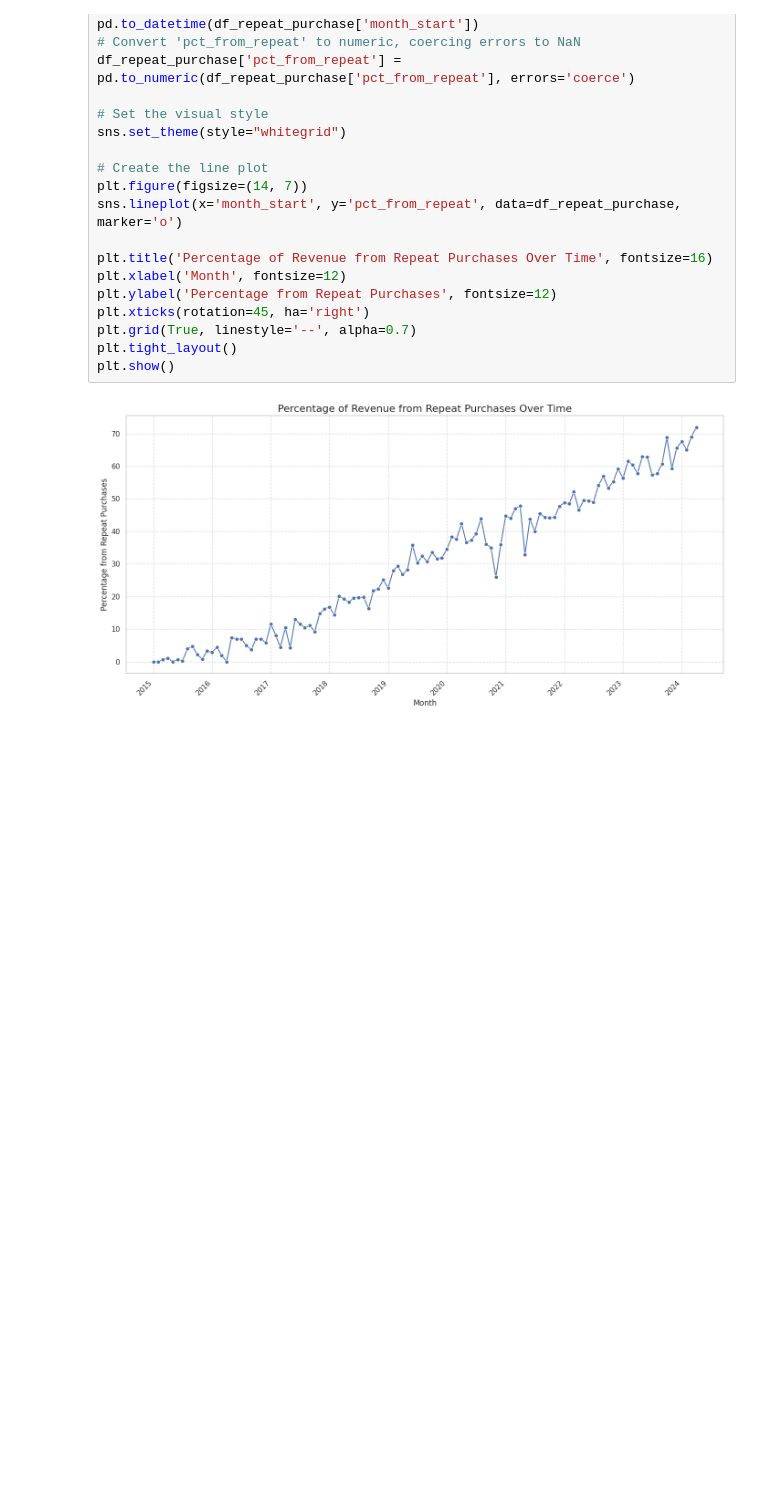
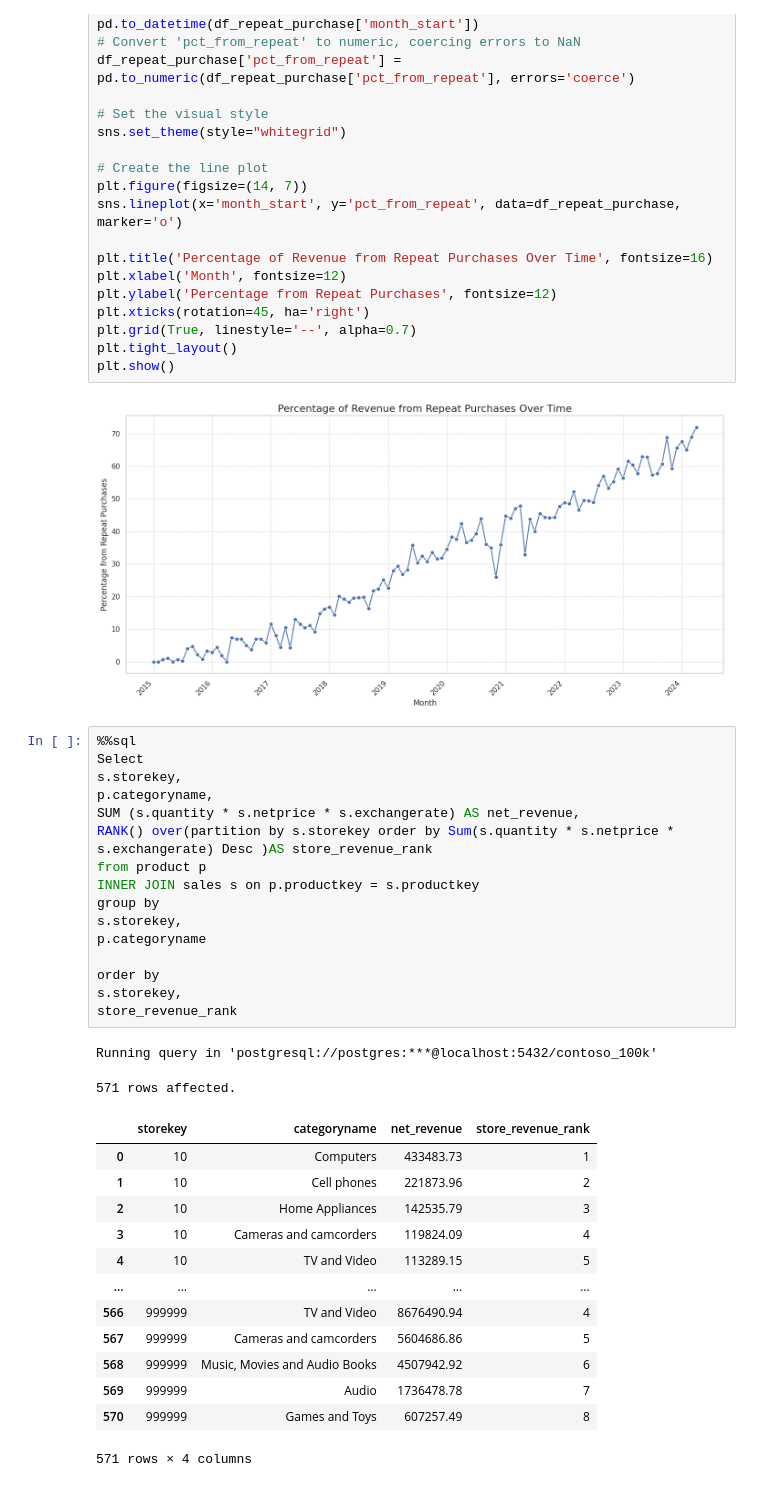
Before and after one commit to C0deB3ast/Data_analysis_work, a Jupyter notebook: Resources/Blank_SQL_Notebook.ipynb, the cells around one changed output. Drawn from its saved outputs; the diff is of its cells as text; blank space fills up the shorter version.

```diff
--- a/Resources/Blank_SQL_Notebook.ipynb
+++ b/Resources/Blank_SQL_Notebook.ipynb
@@ -1392,3 +1392,35 @@ plt.tight_layout()
 plt.show()
 # %% [output]
 [figure]
+# %%
+%%sql
+Select
+s.storekey,
+p.categoryname,
+SUM (s.quantity * s.netprice * s.exchangerate) AS net_revenue,
+RANK() over(partition by s.storekey order by Sum(s.quantity * s.netprice * s.exchangerate) Desc )AS store_revenue_rank
+from product p
+INNER JOIN sales s on p.productkey = s.productkey
+group by
+s.storekey,
+p.categoryname
+
+order by
+s.storekey,
+store_revenue_rank
+# %% [output]
+Running query in 'postgresql://postgres:***@localhost:5432/contoso_100k'
+571 rows affected.
+|  | storekey | categoryname | net_revenue | store_revenue_rank |
+| 0 | 10 | Computers | 433483.73 | 1 |
+| 1 | 10 | Cell phones | 221873.96 | 2 |
+| 2 | 10 | Home Appliances | 142535.79 | 3 |
+| 3 | 10 | Cameras and camcorders | 119824.09 | 4 |
+| 4 | 10 | TV and Video | 113289.15 | 5 |
+| ... | ... | ... | ... | ... |
+| 566 | 999999 | TV and Video | 8676490.94 | 4 |
+| 567 | 999999 | Cameras and camcorders | 5604686.86 | 5 |
+| 568 | 999999 | Music, Movies and Audio Books | 4507942.92 | 6 |
+| 569 | 999999 | Audio | 1736478.78 | 7 |
+| 570 | 999999 | Games and Toys | 607257.49 | 8 |
+571 rows × 4 columns
```
Also changed, not shown: parts of 8 cells of this notebook.
